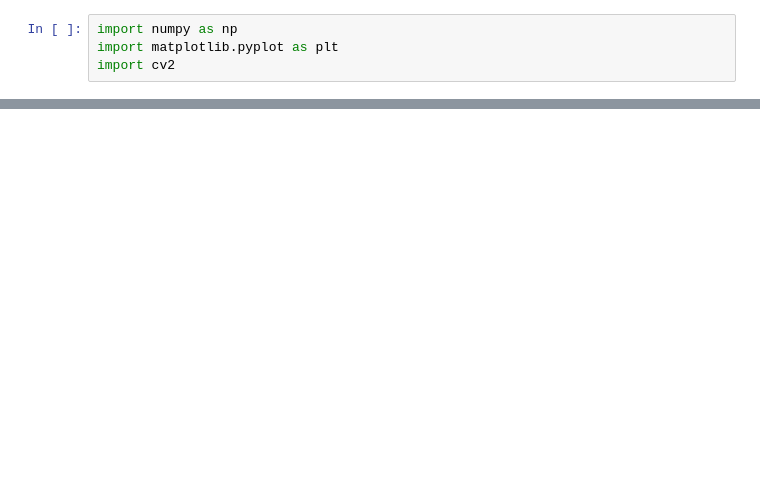
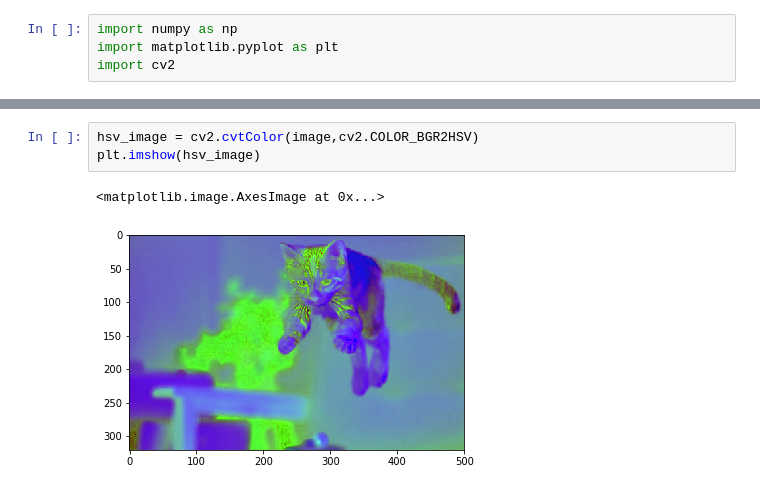
Before and after one commit to mohitpd/opencv, a Jupyter notebook: picture.ipynb, the cells around one changed output, grey strips where cells are left out. Cells and saved outputs as stored; diff of their text form; blank space fills up the shorter version.

```diff
--- a/picture.ipynb
+++ b/picture.ipynb
@@ -12,0 +20,6 @@ plt.imshow(image)
+# %%
+hsv_image = cv2.cvtColor(image,cv2.COLOR_BGR2HSV)
+plt.imshow(hsv_image)
+# %% [output]
+<matplotlib.image.AxesImage at 0x...>
+[figure, added]
```
Also changed, not shown: parts of 2 cells of this notebook, 1 other file.
